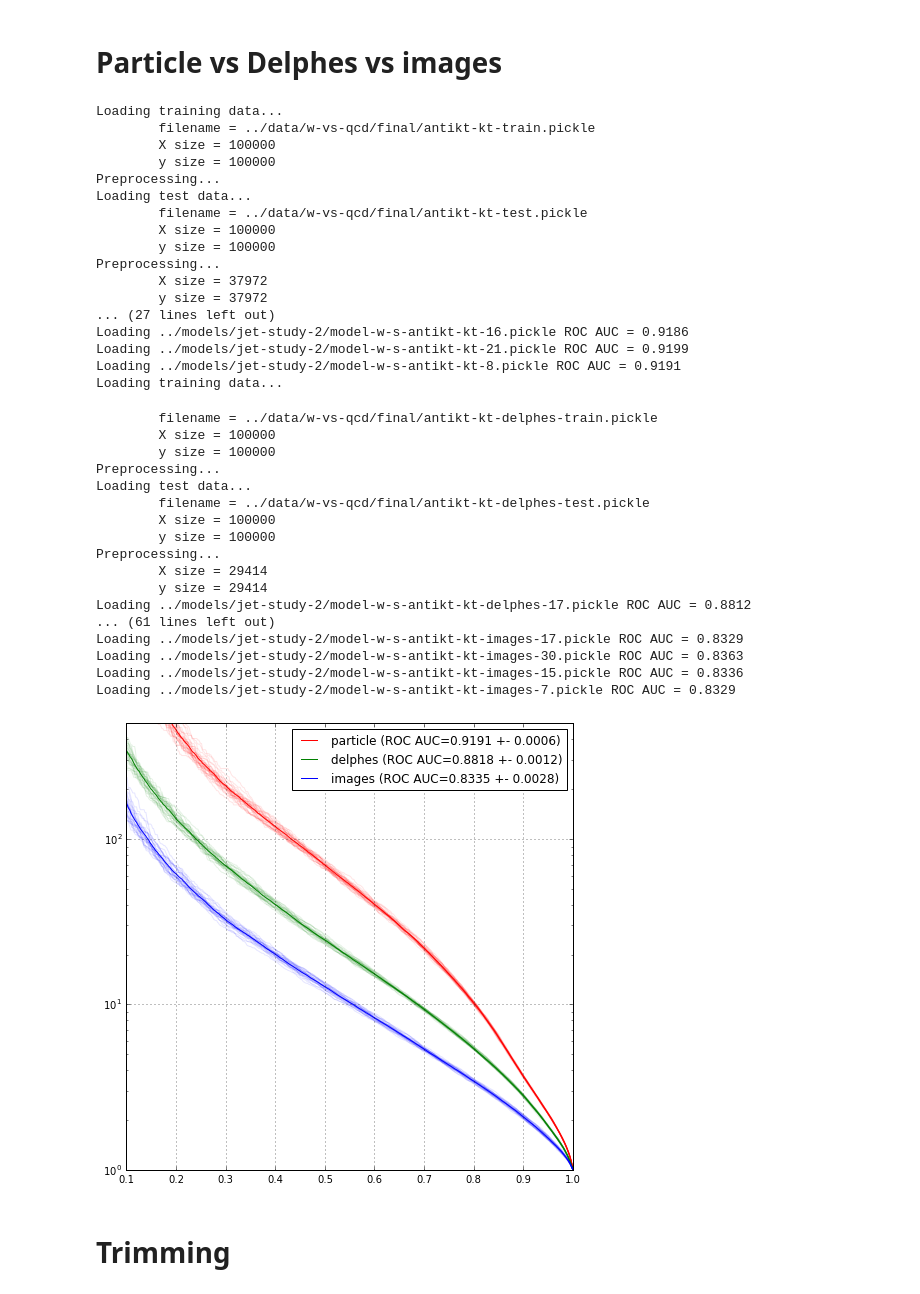
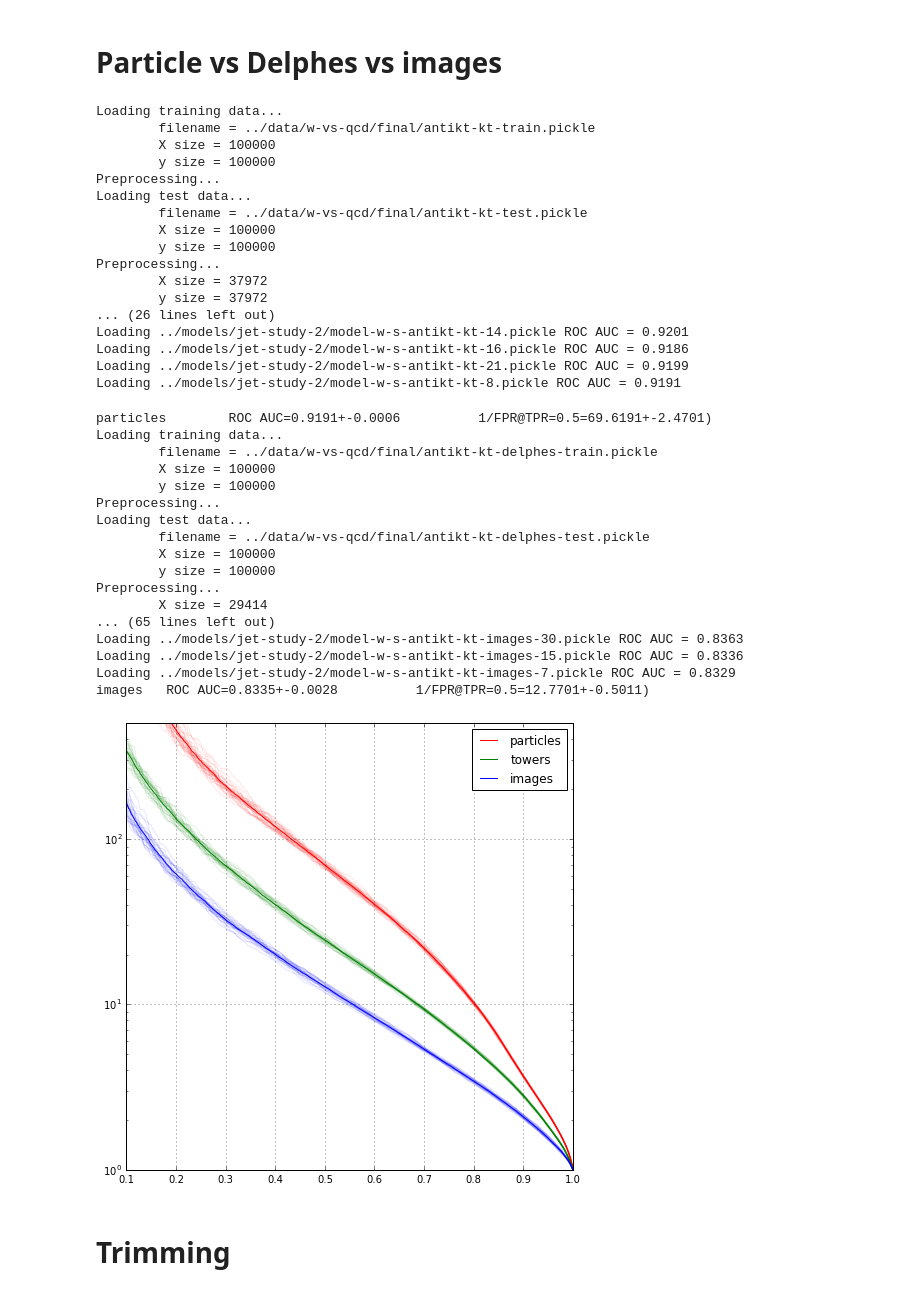
Before and after one commit to glouppe/recnn, a Jupyter notebook: notebooks/jet-study-2.ipynb, the cells around one changed output. Cells and saved outputs as stored; diff of their text form; code cells hidden in the pictures.

```diff
--- a/notebooks/jet-study-2.ipynb
+++ b/notebooks/jet-study-2.ipynb
@@ -225,17 +249,18 @@ Loading ../models/jet-study-2/model-w-g-antikt-kt-13.pickle ROC AUC = 0.9191
 # %% [markdown]
 # Topologies
 # %%
-for prefix, color in [("antikt-kt", "r"),
-                      ("antikt-cambridge", "g"),
-                      ("antikt-antikt", "b"),
-                      ("antikt-seqpt", "c"),
-                      ("antikt-random", "orange")]:
+for prefix, label, color in [("antikt-kt", "RNN-$k_t$", "r"),
+                             ("antikt-cambridge", "RNN-C/A", "g"),
+                             ("antikt-antikt", "RNN-anti-$k_t$", "b"),
+                             ("antikt-seqpt", "RNN-$p_T$-ordered", "c"),
+                             #("antikt-random", "RNN-random", "orange")
+                            ]:
     tf = load_tf("../data/w-vs-qcd/final/%s-train.pickle" % prefix)
     X, y, w = load_test(tf, "../data/w-vs-qcd/final/%s-test.pickle" % prefix)
     rocs, fprs, tprs = evaluate_models(X, y, w, "../models/jet-study-2/model-w-s-%s-[0-9]*.pickle" % prefix)
-    plot_rocs(rocs, fprs, tprs, label=prefix, color=color)
+    plot_rocs(rocs, fprs, tprs, label=label, color=color)
 
-plot_show()
+plot_show("2-topology-particles.pdf")
 # %% [output]
 Loading training data...
         filename = ../data/w-vs-qcd/final/antikt-kt-train.pickle
@@ -274,0 +300,13 @@ Loading ../models/jet-study-2/model-w-s-antikt-random-17.pickle ROC AUC = 0.9030
+# %%
+for prefix, label, color in [("antikt-kt-delphes", "RNN-$k_t$", "r"),
+                             ("antikt-cambridge-delphes", "RNN-C/A", "g"),
+                             ("antikt-antikt-delphes", "RNN-anti-$k_t$", "b"),
+                             ("antikt-seqpt-delphes", "RNN-$p_T$-ordered", "c"),
+                             #("antikt-random-delphes", "RNN-random", "orange")
+                            ]:
+    tf = load_tf("../data/w-vs-qcd/final/%s-train.pickle" % prefix)
+    X, y, w = load_test(tf, "../data/w-vs-qcd/final/%s-test.pickle" % prefix)
+    rocs, fprs, tprs = evaluate_models(X, y, w, "../models/jet-study-2/model-w-s-%s-[0-9]*.pickle" % prefix)
+    plot_rocs(rocs, fprs, tprs, label=label, color=color)
+
+plot_show("2-topology-towers.pdf")
@@ -275,51 +366,51 @@ Loading ../models/jet-study-2/model-w-s-antikt-random-17.pickle ROC AUC = 0.9030
 # %% [markdown]
 # Particle vs Delphes vs images
 # %%
-for prefix, label, color in [("antikt-kt", "particle", "r"),
-                             ("antikt-kt-delphes", "delphes", "g"),
+for prefix, label, color in [("antikt-kt", "particles", "r"),
+                             ("antikt-kt-delphes", "towers", "g"),
                              ("antikt-kt-images", "images", "b")]:
     tf = load_tf("../data/w-vs-qcd/final/%s-train.pickle" % prefix)
     X, y, w = load_test(tf, "../data/w-vs-qcd/final/%s-test.pickle" % prefix)
     rocs, fprs, tprs = evaluate_models(X, y, w, "../models/jet-study-2/model-w-s-%s-[0-9]*.pickle" % prefix)
     plot_rocs(rocs, fprs, tprs, label=label, color=color)
 
-plot_show()
+plot_show("3-particles-towers-images.pdf")
 # %% [output]
 Loading training data...
         filename = ../data/w-vs-qcd/final/antikt-kt-train.pickle
         X size = 100000
         y size = 100000
 Preprocessing...
 Loading test data...
         filename = ../data/w-vs-qcd/final/antikt-kt-test.pickle
         X size = 100000
         y size = 100000
 Preprocessing...
         X size = 37972
         y size = 37972
-... (27 lines left out)
+... (26 lines left out)
+Loading ../models/jet-study-2/model-w-s-antikt-kt-14.pickle ROC AUC = 0.9201
 Loading ../models/jet-study-2/model-w-s-antikt-kt-16.pickle ROC AUC = 0.9186
 Loading ../models/jet-study-2/model-w-s-antikt-kt-21.pickle ROC AUC = 0.9199
 Loading ../models/jet-study-2/model-w-s-antikt-kt-8.pickle ROC AUC = 0.9191
-Loading training data...
+particles        ROC AUC=0.9191+-0.0006          1/FPR@TPR=0.5=69.6191+-2.4701)
+Loading training data...
         filename = ../data/w-vs-qcd/final/antikt-kt-delphes-train.pickle
         X size = 100000
         y size = 100000
 Preprocessing...
 Loading test data...
         filename = ../data/w-vs-qcd/final/antikt-kt-delphes-test.pickle
         X size = 100000
         y size = 100000
 Preprocessing...
         X size = 29414
-        y size = 29414
-Loading ../models/jet-study-2/model-w-s-antikt-kt-delphes-17.pickle ROC AUC = 0.8812
-... (61 lines left out)
-Loading ../models/jet-study-2/model-w-s-antikt-kt-images-17.pickle ROC AUC = 0.8329
+... (65 lines left out)
 Loading ../models/jet-study-2/model-w-s-antikt-kt-images-30.pickle ROC AUC = 0.8363
 Loading ../models/jet-study-2/model-w-s-antikt-kt-images-15.pickle ROC AUC = 0.8336
 Loading ../models/jet-study-2/model-w-s-antikt-kt-images-7.pickle ROC AUC = 0.8329
+images   ROC AUC=0.8335+-0.0028          1/FPR@TPR=0.5=12.7701+-0.5011)
-[figure, old version]
+[figure, new version]
 # %% [markdown]
 # Trimming
 # %%
```
Also changed, not shown: parts of 5 cells of this notebook, 6 other files.
